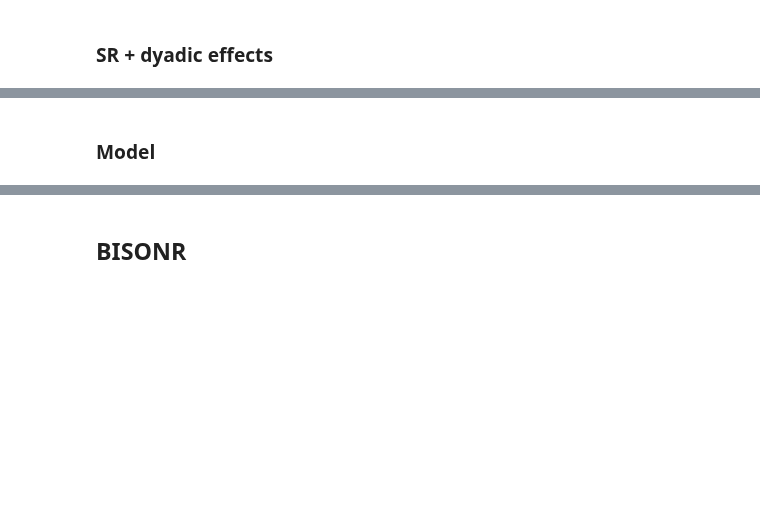
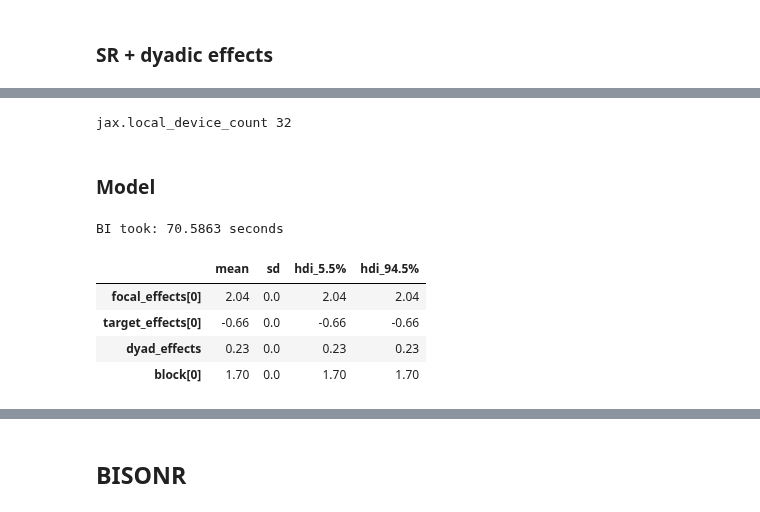
Before and after one commit to BGN-for-ASNA/BI, a Jupyter notebook: bi/Network simulation.ipynb, the cells around one changed output, grey strips where cells are left out. Cells and saved outputs as stored; diff of their text form; code cells hidden in the pictures; blank space fills up the shorter version.

```diff
--- a/bi/Network simulation.ipynb
+++ b/bi/Network simulation.ipynb
@@ -620,48 +477,73 @@ N_individual_predictors :
+# %%
+from main import *
+m = bi(platform='cpu')
+import rpy2.robjects as ro
+from rpy2.robjects import pandas2ri
+from rpy2.robjects.conversion import rpy2py
+data = ro.globalenv['model_dat']
+data = {key: list(value) for key, value in zip(data.names, data)}
+data = {key: jnp.array(value) for key, value in data.items()}
+data['outcomes'] = data['outcomes'].reshape(data['N_id'][0],data['N_id'][0]).T.astype(int)
+kinship = data['dyadic_predictors'].reshape(data['N_id'][0],data['N_id'][0]).T
+exposure = data['exposure'].reshape(data['N_id'][0],data['N_id'][0]).T
+# %% [output]
+jax.local_device_count 32
 # %% [markdown]
 ### Model
 # %%
 # Building model and sampling it ------------------
-d_s, d_r = bi.net.prerpare_dyadic_effect(Kinship)
+ids = jnp.arange(0,data['N_id'][0])
+idx = bi.net.vec_node_to_edgle(jnp.stack([ids, ids], axis = -1))
+d_s, d_r = bi.net.prerpare_dyadic_effect(kinship)
 @jit
 def logit(x):
     return jnp.log(x / (1 - x))
 
-def model(N_id, result_outcomes,d_s, d_r, focal_individual_predictors, target_individual_predictors, outcome_mode, exposure):
+def model(idx, result_outcomes,d_s, d_r, focal_individual_predictors, target_individual_predictors, exposure):
+    N_id = ids.shape[0]
+
     # Block ---------------------------------------
     B = bi.dist.normal(logit(0.1/jnp.sqrt(N_id)), 2.5, shape=(1,), name = 'block')
 
     ## SR ---------------------------------------
-    sr_terms, focal_effects, target_effects = bi.net.nodes_terms(1,
-                                                          focal_individual_predictors,
-                                                          target_individual_predictors)
-    sr_rf, sr_raw, sr_sigma, sr_L = bi.net.nodes_random_effects(sr_terms.shape[0])
+    sr_terms, focal_effects, target_effects = bi.net.nodes_terms(focal_individual_predictors, target_individual_predictors)
+    sr_rf, sr_raw, sr_sigma, sr_L = bi.net.nodes_random_effects(sr_terms.shape[0], cholesky_density = 2)
 
-    sr = bi.net.vec_node_to_edgle(sr_terms + sr_rf)
+    sender = sr_terms[idx[:,0],0] + sr_terms[idx[:,1],1] + sr_rf[idx[:,0],0]
+    receiver =  sr_terms[idx[:,1],0] + sr_terms[idx[:,0],1] + sr_rf[idx[:,1],1]
+    sender_receiver = jnp.stack([sender, receiver], axis = 1)
 
     # Dyadic--------------------------------------
     dr_terms, dyad_effects = bi.net.dyadic_terms(d_s, d_r)
-    rf, dr_raw, dr_sigma, dr_L = bi.net.dyadic_random_effects(dr_terms.shape[0])
-    dr = dr_terms + rf
+    rf, dr_raw, dr_sigma, dr_L = bi.net.dyadic_random_effects(dr_terms.shape[0], cholesky_density = 2)
 
-    # Likelihood
-    if outcome_mode == 1:
-        lk('Y', Poisson(B[0] + sr + dr), obs=result_outcomes)
+    #dr = dr_terms + rf
+    drs = dr_terms[:,0] + dr_terms[:,1] + rf[:,0]
+    drr =  dr_terms[:,0] + dr_terms[:,1] + rf[:,1]
+    dr = jnp.stack([drs, drr], axis = 1)
 
-    elif outcome_mode == 2:
-        lk('Y', Binomial(total_count = exposure, logits= B[0] + sr + dr), obs=result_outcomes)
+    lk('Y', Poisson(jnp.exp(B[0] + sender_receiver + dr)), obs=result_outcomes)
 
-    elif outcome_mode == 3:
-        lk('Y', Poisson(jnp.exp(B[0] + sr + dr)), obs=result_outcomes)
-
-dat = dict(
-    N_id = N_id,
-    result_outcomes = result_outcomes,
+m.data_on_model = dict(
+    idx = idx,
+    result_outcomes = bi.net.mat_to_edgl(data['outcomes']),
     d_s = d_s, d_r = d_r,
-    focal_individual_predictors = focal_individual_predictors,
-    target_individual_predictors = target_individual_predictors,
-    outcome_mode = int(3),
+    focal_individual_predictors = data['individual_predictors'],
+    target_individual_predictors = data['individual_predictors'],
     exposure = bi.net.mat_to_edgl(exposure)
 )
-m = MCMC(NUTS(model), num_warmup=500, num_samples=500, num_chains=1)
-m.run(random.PRNGKey(0), **dat)
-res = az.from_numpyro(m)
+
+m.run(model)
+summary = m.summary()
+summary.loc[['focal_effects[0]', 'target_effects[0]', 'dyad_effects', 'block[0]']]
+# focal_effects = 1.9,
+# target_effects =  1.3
+# dr_effects = 1.2, 1.7, -2.2
+# block =  -4
+# %% [output]
+BI took: 70.5863 seconds
+|  | mean | sd | hdi_5.5% | hdi_94.5% |
+| focal_effects[0] | 2.04 | 0.0 | 2.04 | 2.04 |
+| target_effects[0] | -0.66 | 0.0 | -0.66 | -0.66 |
+| dyad_effects | 0.23 | 0.0 | 0.23 | 0.23 |
+| block[0] | 1.70 | 0.0 | 1.70 | 1.70 |
```
Also changed, not shown: parts of 42 cells of this notebook, 2 other files.
